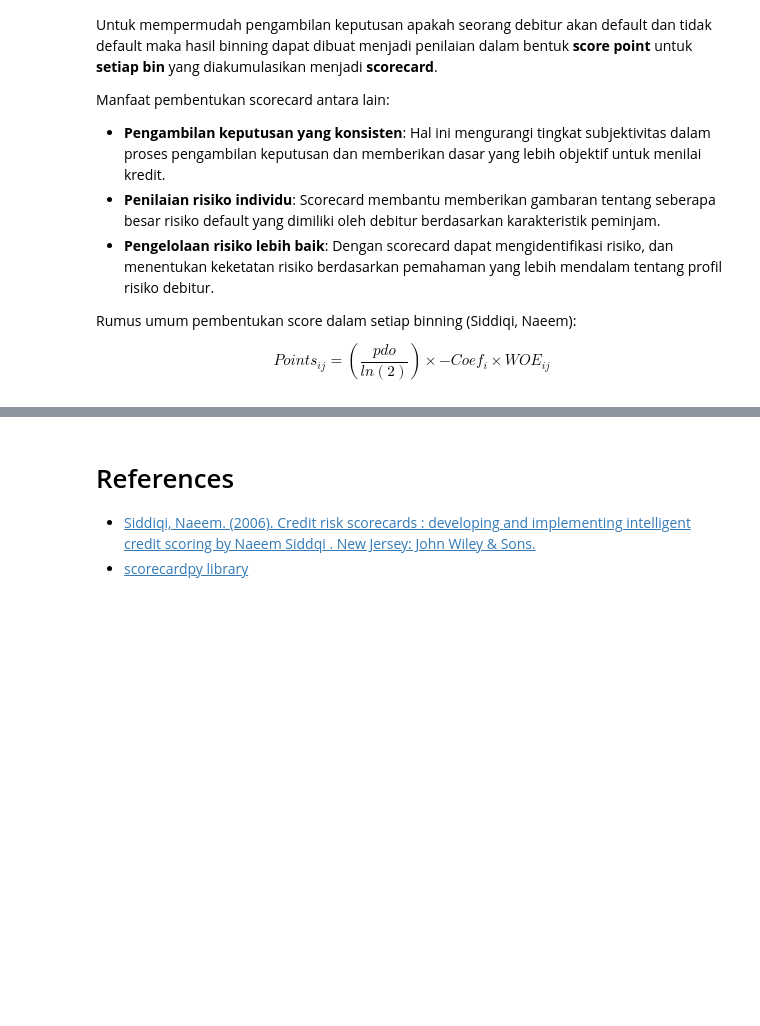
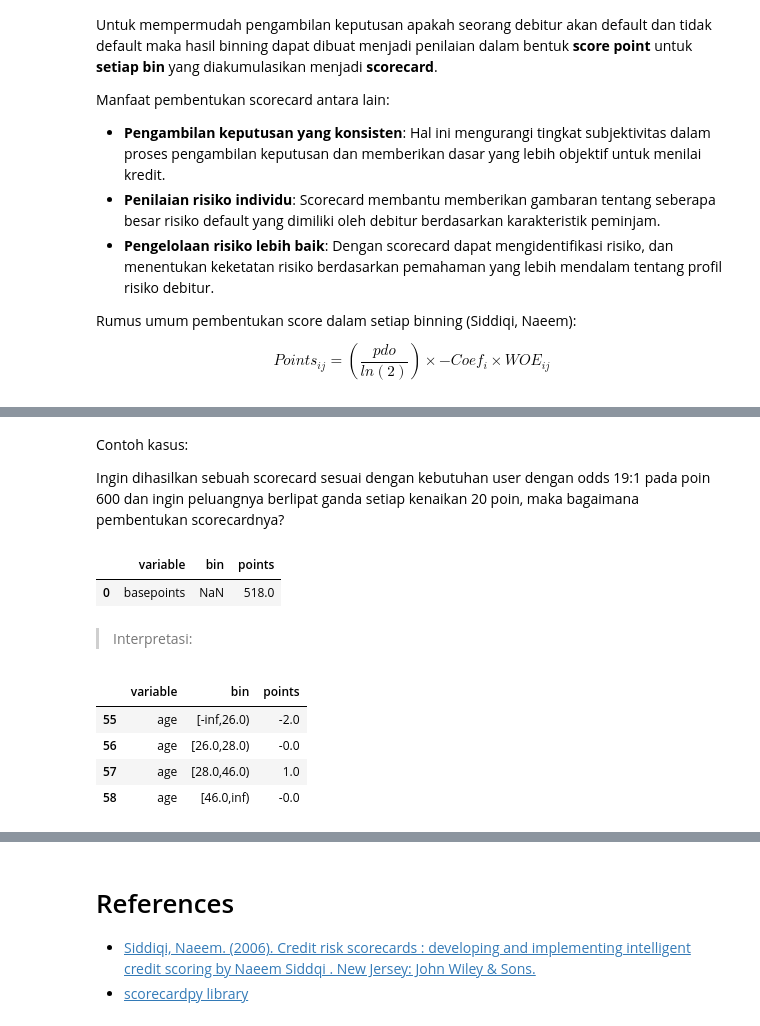
Before and after one commit to hwulanayu/scorecard_python, a Jupyter notebook: Behaviour Scorecard Prediction with Python.ipynb, the cells around one changed output, grey strips where cells are left out. Saved outputs shown, nothing was run; the diff lists cells and outputs as text; code cells hidden in the pictures; blank space fills up the shorter version.

```diff
--- a/Behaviour Scorecard Prediction with Python.ipynb
+++ b/Behaviour Scorecard Prediction with Python.ipynb
@@ -889,0 +1003,4 @@ score_card
+# %% [markdown]
+Contoh kasus:
+
+Ingin dihasilkan sebuah scorecard sesuai dengan kebutuhan user dengan odds 19:1 pada poin 600 dan ingin peluangnya berlipat ganda setiap kenaikan 20 poin, maka bagaimana pembentukan scorecardnya?
@@ -889,0 +1014,15 @@ score_card
+# %%
+score_card['basepoints']
+# %% [output]
+|  | variable | bin | points |
+| 0 | basepoints | NaN | 518.0 |
+# %% [markdown]
+> Interpretasi:
+# %%
+score_card['age']
+# %% [output]
+|  | variable | bin | points |
+| 55 | age | [-inf,26.0) | -2.0 |
+| 56 | age | [26.0,28.0) | -0.0 |
+| 57 | age | [28.0,46.0) | 1.0 |
+| 58 | age | [46.0,inf) | -0.0 |
```
Also changed, not shown: parts of 61 cells of this notebook.
